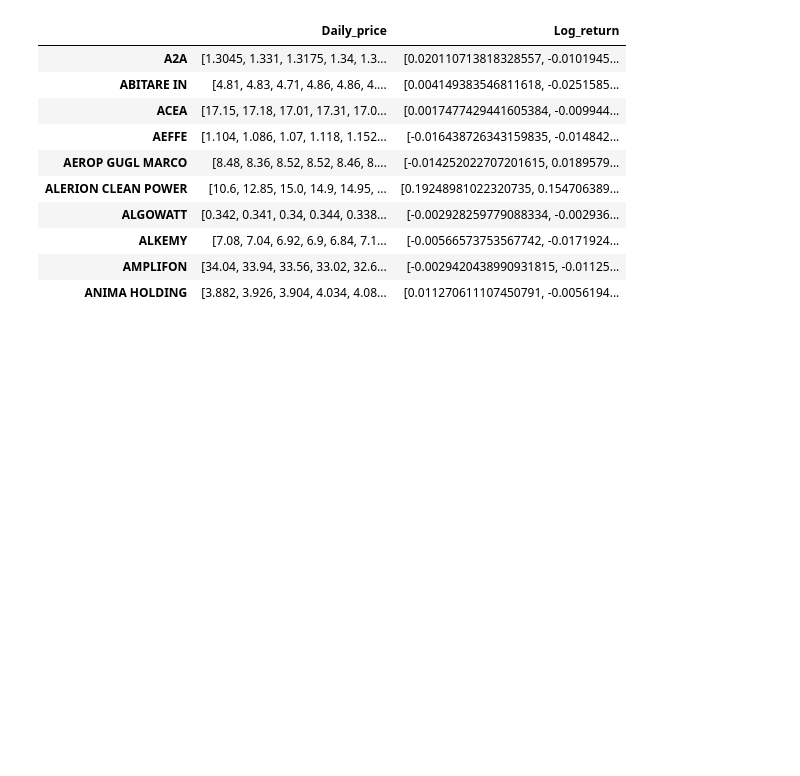
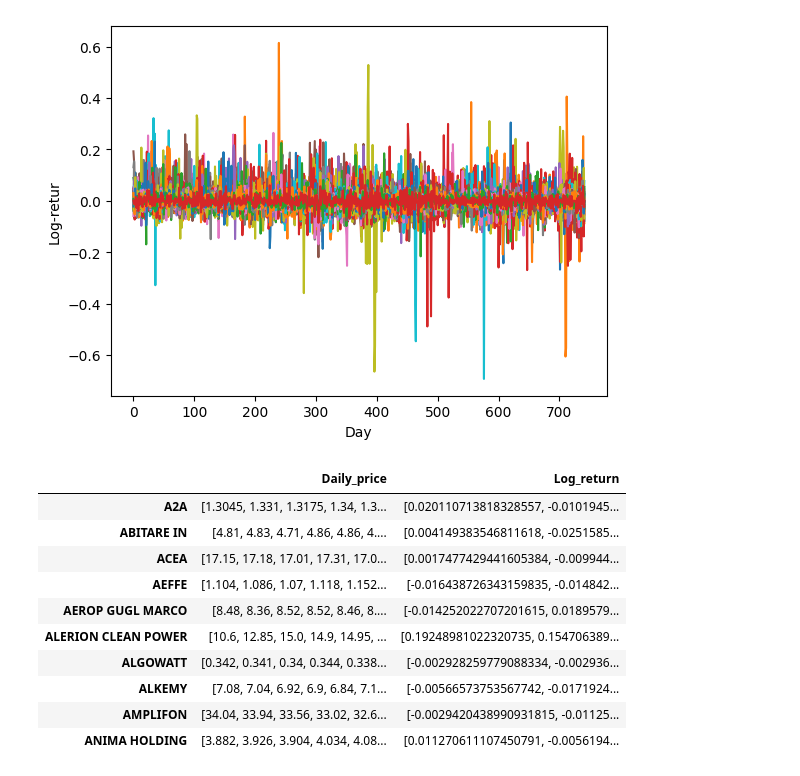
Before and after one commit to NiccoloMarzi/Financial-Network-Analysis, a Jupyter notebook: SNA_project.ipynb, the cells around one changed output. Drawn from its saved outputs; the diff is of its cells as text; code cells hidden in the pictures; blank space fills up the shorter version.

```diff
--- a/SNA_project.ipynb
+++ b/SNA_project.ipynb
@@ -66,3 +53,14 @@ df.head(10)
+# %%
+#Look at the log of the returns
+
+for row in df['Log_return']:
+    plt.plot(row)
+
+plt.xlabel('Day')
+plt.ylabel('Log-retur')
+plt.show()
+# %% [output]
+[figure, added]
 # %%
 #We don't need more all these columns
 
```
Also changed, not shown: parts of 30 cells of this notebook, 1 other file.
